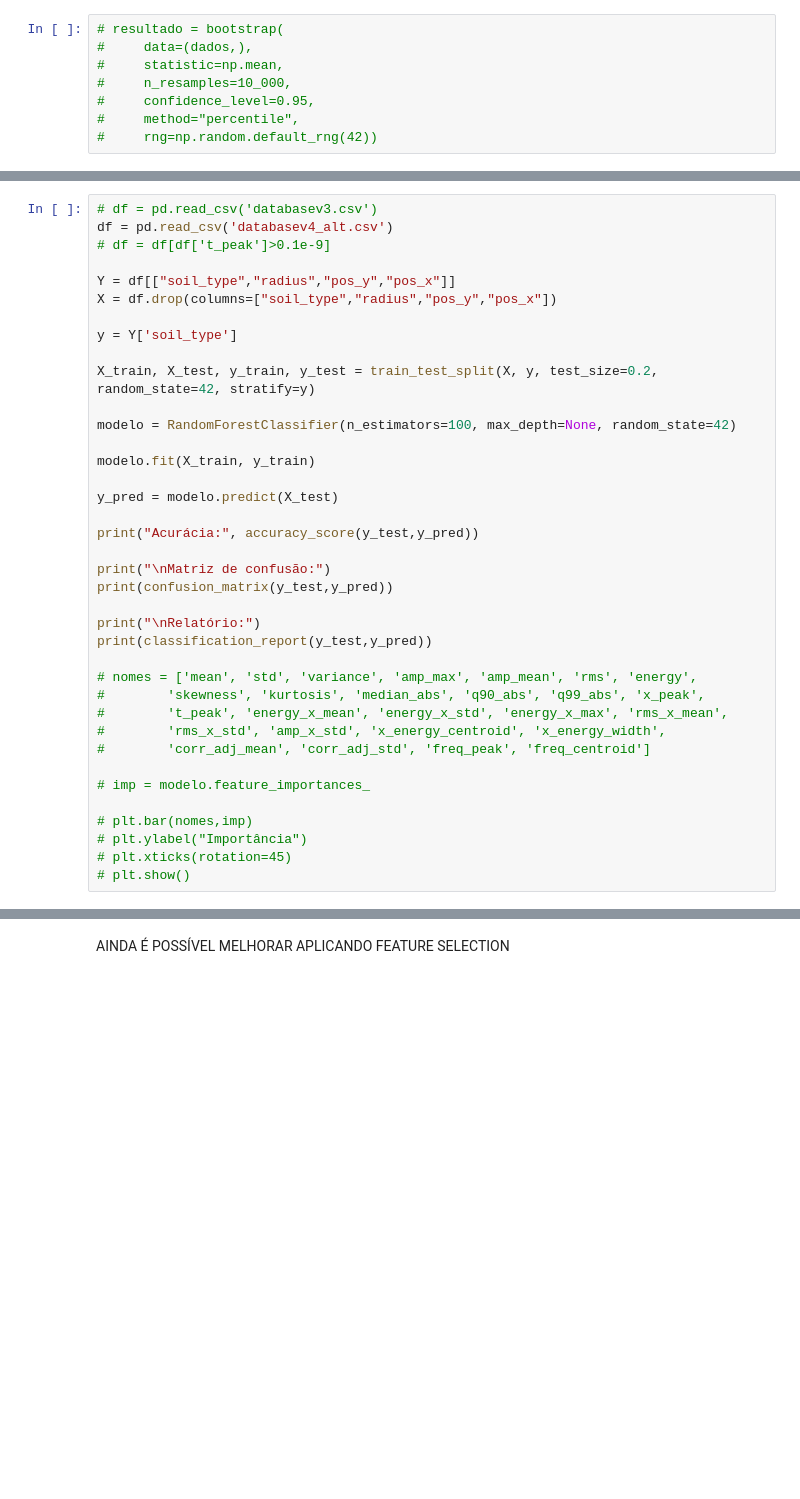
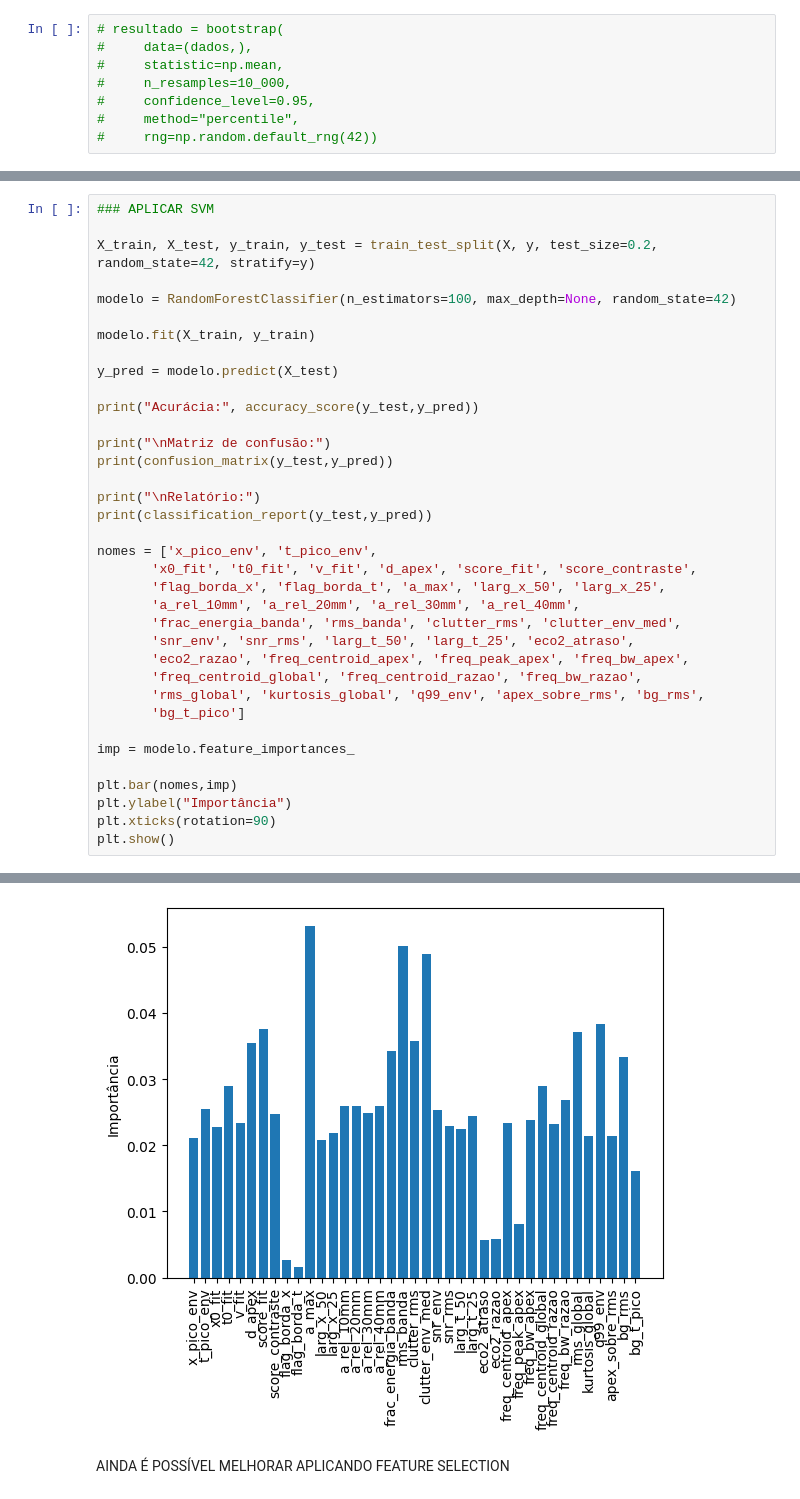
Before and after one commit to andrefsr/Machine-Learning-on-detection-of-buried-cylinders-via-GPR, a Jupyter notebook: sec_sim/machine_learning/machine_learning.ipynb, the cells around one changed output, grey strips where cells are left out. Saved outputs shown, nothing was run; the diff lists cells and outputs as text; blank space fills up the shorter version.

```diff
--- a/sec_sim/machine_learning/machine_learning.ipynb
+++ b/sec_sim/machine_learning/machine_learning.ipynb
@@ -20,12 +29,5 @@ import pandas as pd
 # %%
-# df = pd.read_csv('databasev3.csv')
-df = pd.read_csv('databasev4_alt.csv')
-# df = df[df['t_peak']>0.1e-9]
-
-Y = df[["soil_type","radius","pos_y","pos_x"]]
-X = df.drop(columns=["soil_type","radius","pos_y","pos_x"])
-
-y = Y['soil_type']
+### APLICAR SVM
 
 X_train, X_test, y_train, y_test = train_test_split(X, y, test_size=0.2, random_state=42, stratify=y)
 
@@ -36,43 +38,49 @@ modelo.fit(X_train, y_train)
 y_pred = modelo.predict(X_test)
 
 print("Acurácia:", accuracy_score(y_test,y_pred))
 
 print("\nMatriz de confusão:")
 print(confusion_matrix(y_test,y_pred))
 
 print("\nRelatório:")
 print(classification_report(y_test,y_pred))
 
-# nomes = ['mean', 'std', 'variance', 'amp_max', 'amp_mean', 'rms', 'energy',
-#        'skewness', 'kurtosis', 'median_abs', 'q90_abs', 'q99_abs', 'x_peak',
-#        't_peak', 'energy_x_mean', 'energy_x_std', 'energy_x_max', 'rms_x_mean',
-#        'rms_x_std', 'amp_x_std', 'x_energy_centroid', 'x_energy_width',
-#        'corr_adj_mean', 'corr_adj_std', 'freq_peak', 'freq_centroid']
+nomes = ['x_pico_env', 't_pico_env',
+       'x0_fit', 't0_fit', 'v_fit', 'd_apex', 'score_fit', 'score_contraste',
+       'flag_borda_x', 'flag_borda_t', 'a_max', 'larg_x_50', 'larg_x_25',
+       'a_rel_10mm', 'a_rel_20mm', 'a_rel_30mm', 'a_rel_40mm',
+       'frac_energia_banda', 'rms_banda', 'clutter_rms', 'clutter_env_med',
+       'snr_env', 'snr_rms', 'larg_t_50', 'larg_t_25', 'eco2_atraso',
+       'eco2_razao', 'freq_centroid_apex', 'freq_peak_apex', 'freq_bw_apex',
+       'freq_centroid_global', 'freq_centroid_razao', 'freq_bw_razao',
+       'rms_global', 'kurtosis_global', 'q99_env', 'apex_sobre_rms', 'bg_rms',
+       'bg_t_pico']
 
-# imp = modelo.feature_importances_
+imp = modelo.feature_importances_
 
-# plt.bar(nomes,imp)
-# plt.ylabel("Importância")
-# plt.xticks(rotation=45)
-# plt.show()
+plt.bar(nomes,imp)
+plt.ylabel("Importância")
+plt.xticks(rotation=90)
+plt.show()
 # %% [output]
 Acurácia: 0.641
 
 Matriz de confusão:
 [[246  64  31]
  [105 147  76]
  [ 28  55 248]]
 
 Relatório:
               precision    recall  f1-score   support
 
            1       0.65      0.72      0.68       341
            2       0.55      0.45      0.49       328
            3       0.70      0.75      0.72       331
 
     accuracy                           0.64      1000
    macro avg       0.63      0.64      0.63      1000
 weighted avg       0.63      0.64      0.63      1000
+[figure, added]
 # %% [markdown]
 AINDA É POSSÍVEL MELHORAR APLICANDO FEATURE SELECTION
 # %%
```
Also changed, not shown: parts of 4 cells of this notebook, 2 other files.
